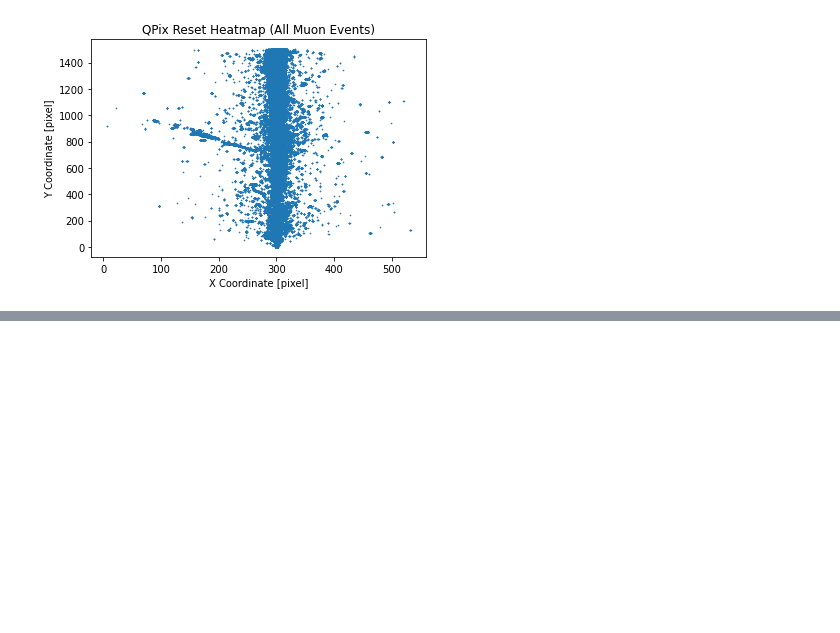
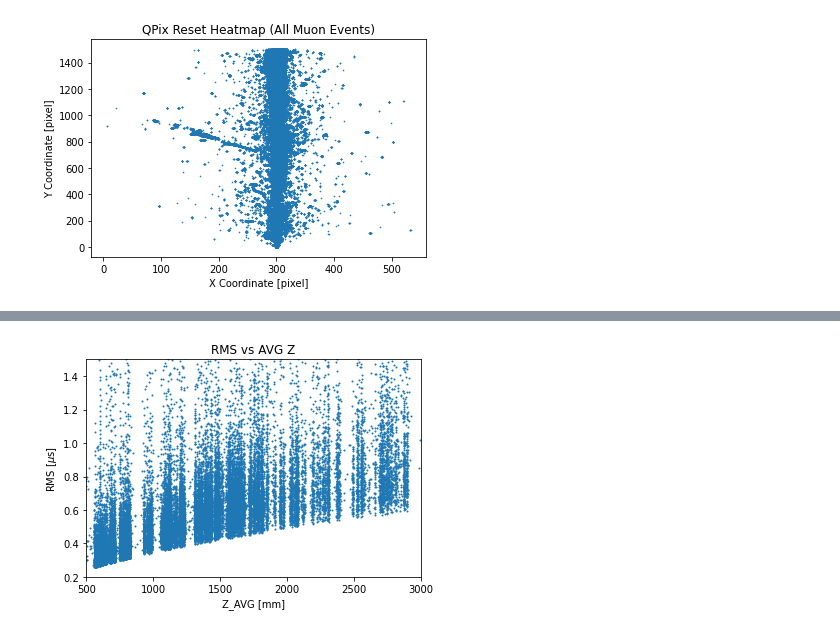
Before and after one commit to Eikenbcr/DUNE, a Jupyter notebook: Warmup/PyMacros/Warmup_Pandas.ipynb, the cells around one changed output, grey strips where cells are left out. Drawn from its saved outputs; the diff is of its cells as text; code cells hidden in the pictures; blank space fills up the shorter version.

```diff
--- a/Warmup/PyMacros/Warmup_Pandas.ipynb
+++ b/Warmup/PyMacros/Warmup_Pandas.ipynb
@@ -150,0 +211,12 @@ plt.savefig('MeanReset_vs_RMS.png', dpi=1200)
+# %%
+meanarr_ZAvg = np.multiply(meanarr,1.618)
+fig = plt.figure()
+plt.scatter(meanarr_ZAvg, rmsarr, s=1)
+plt.xlim([500, 3000])
+plt.ylim([0.2,1.5])
+plt.ylabel("RMS [$\mu$s]")
+plt.xlabel("Z_AVG [mm]")
+plt.title("RMS vs AVG Z")
+plt.savefig('Z_AVG_vs_RMS_micro_all.png', dpi=1200)
+# %% [output]
+[figure, added]
```
Also changed, not shown: parts of 6 cells of this notebook, 6 other files.
